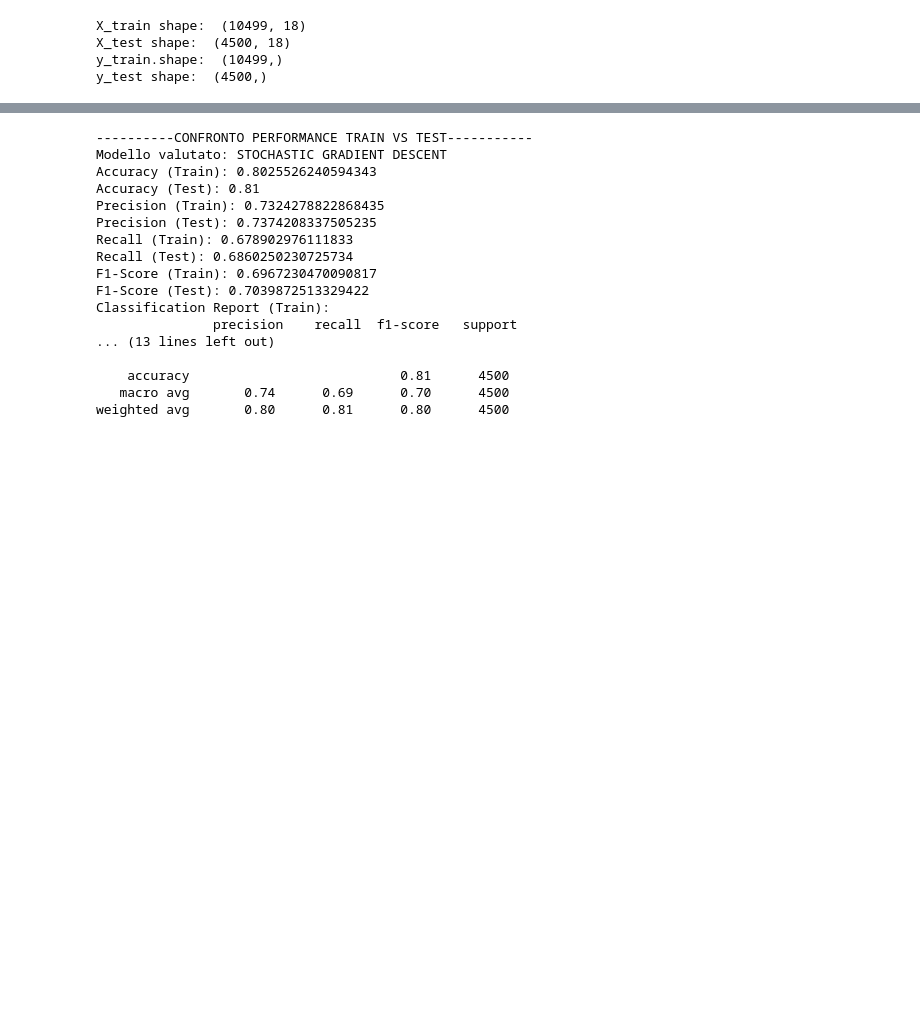
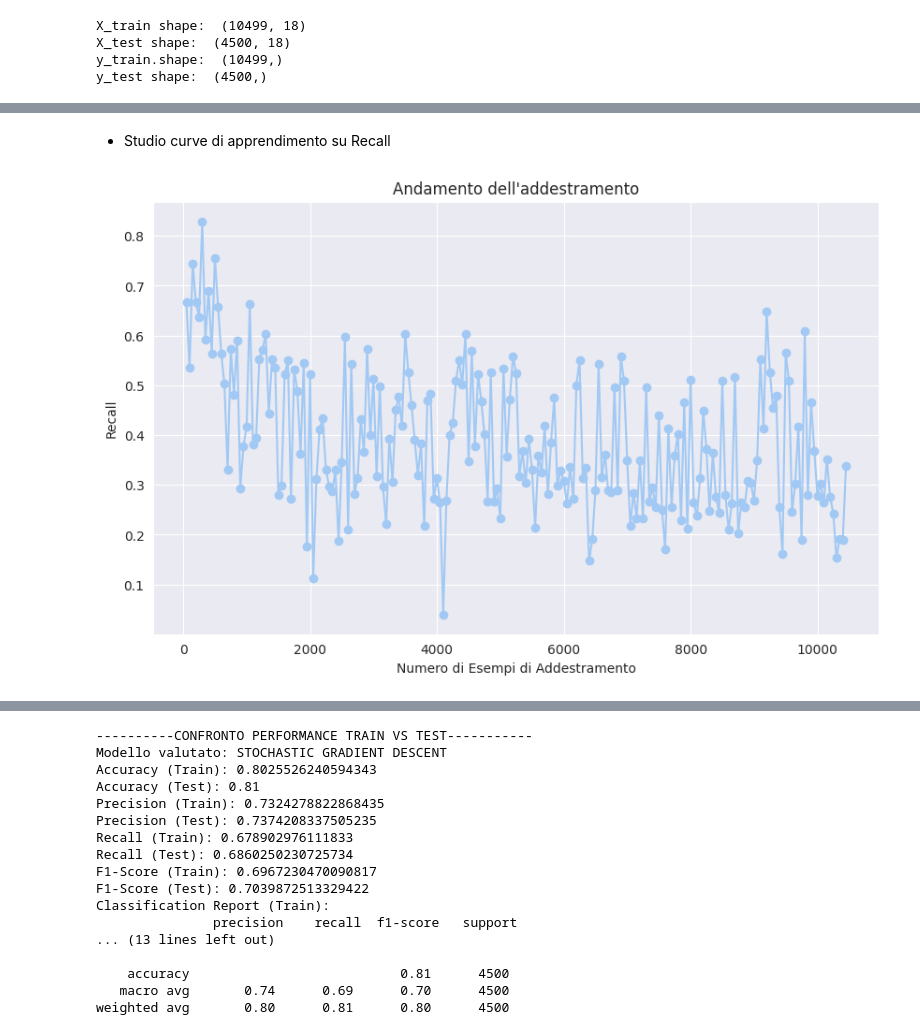
Before and after one commit to kozen88/ProgettoIcon2023, a Jupyter notebook: Cost_sensitive_learning_WORK.ipynb, the cells around one changed output, grey strips where cells are left out. Saved outputs shown, nothing was run; the diff lists cells and outputs as text; code cells hidden in the pictures; blank space fills up the shorter version.

Commit message:
Studio delle curve di apprendimento per il cost sensitive learning

```diff
--- a/Cost_sensitive_learning_WORK.ipynb
+++ b/Cost_sensitive_learning_WORK.ipynb
@@ -143,3 +143,27 @@ def plot_confusion_matrix(y_true, y_pred, title='Confusion Matrix', fontsize=22,
     plt.xlabel('Predicted')
     plt.ylabel('Actual')
     plt.show()
+# %%
+# Questa funzione permette di andare a creare il plot per la valutazione di una curva di apprendimento
+def train_and_plot_progress_with_custom_metric(model, X_train, y_train, metric_func, metric_label, step_size=50):
+    num_examples = []
+    metric_values = []
+
+    for num_samples in range(step_size, len(X_train) + 1, step_size):
+        # Addestra il modello sui primi num_samples esempi
+        model.fit(X_train[:num_samples], y_train[:num_samples])
+
+        # Calcola la metrica specificata sul set di addestramento
+        metric = metric_func(y_train[:num_samples], model.predict(X_train[:num_samples]))
+
+        num_examples.append(num_samples)
+        metric_values.append(metric)
+
+    # Traccia il grafico dell'andamento dell'addestramento
+    plt.figure(figsize=(10, 6))
+    plt.plot(num_examples, metric_values, marker='o')
+    plt.title('Andamento dell\'addestramento')
+    plt.xlabel('Numero di Esempi di Addestramento')
+    plt.ylabel(metric_label)
+    plt.grid(True)
+    plt.show()
@@ -165,0 +225,6 @@ y_test shape:  (4500,)
+# %% [markdown]
+- Studio curve di apprendimento su Recall
+# %%
+train_and_plot_progress_with_custom_metric(SGDClassifier(random_state=30), X_train, y_train, recall_score, "Recall")
+# %% [output]
+[figure, added]
```
Also changed, not shown: parts of 36 cells of this notebook.
